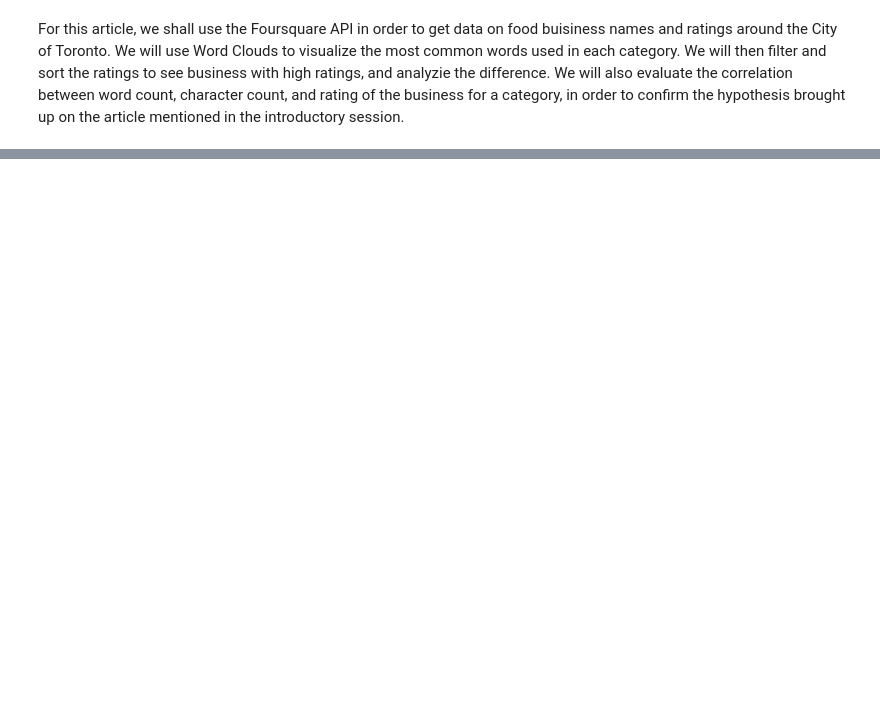
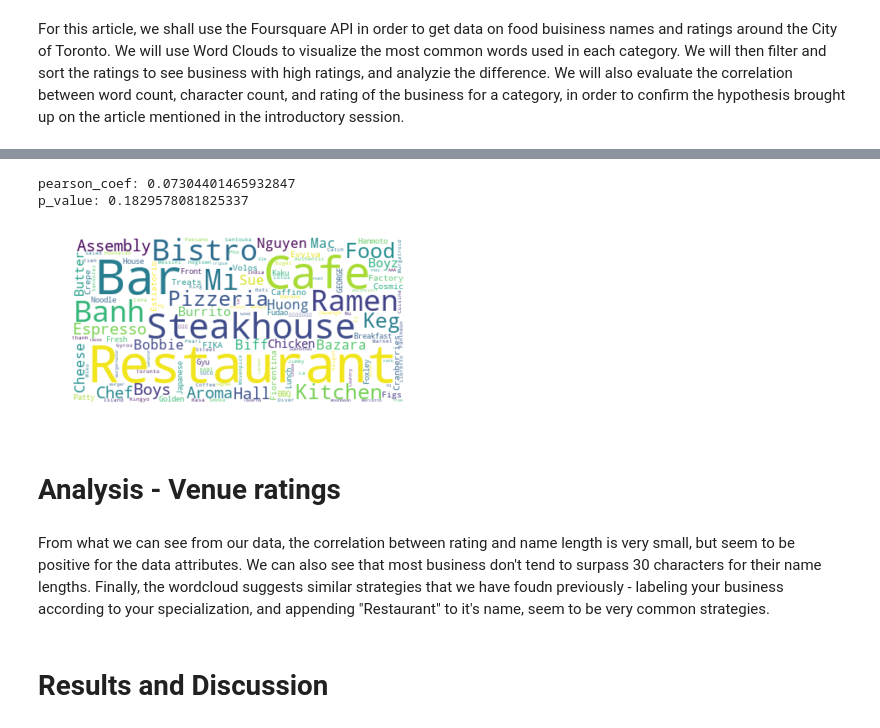
Before and after one commit to ShadTK/Coursera_Capstone, a Jupyter notebook: Final Machine Learning assignment.ipynb, the cells around one changed output, grey strips where cells are left out. Drawn from its saved outputs; the diff is of its cells as text; code cells hidden in the pictures; blank space fills up the shorter version.

```diff
--- a/Final Machine Learning assignment.ipynb
+++ b/Final Machine Learning assignment.ipynb
@@ -14,0 +349,43 @@ We will also evaluate the correlation between word count, character count, and r
+# %%
+(pearson_coef, p_value) = stats.pearsonr(df_av_sample["wordCount"], df_av_sample["rating"])
+print("pearson_coef: {}".format(pearson_coef))
+print("p_value: {}".format(p_value))
+# %% [output]
+pearson_coef: 0.07304401465932847
+p_value: 0.1829578081825337
+# %%
+#### Generating the wordCloud
+
+### Concatenating all names into one big array
+
+high_rate_venue_names = ""
+
+df_av_sample_high_rating = df_av_sample[df_av_sample["rating"] > 8.0]
+
+# Remove duplicates by joining them together
+df_av_sample_grouped = df_av_sample_high_rating.groupby(["name"]).sum()
+df_av_sample_grouped.reset_index(inplace=True)
+
+
+for index, venue in df_av_sample_grouped.iterrows():
+    high_rate_venue_names = high_rate_venue_names + (" " if (venue_names != "") else "") + venue["name"]
+
+high_rate_venue_wordcloud = WordCloud (
+    background_color='white',
+    max_words=2000,
+)
+
+# generate the word cloud
+high_rate_venue_wordcloud.generate(high_rate_venue_names)
+
+plt.imshow(high_rate_venue_wordcloud, interpolation='bilinear')
+plt.axis('off')
+plt.show()
+# %% [output]
+[figure, added]
+# %% [markdown]
+# Analysis - Venue ratings  <a name="analysisRating"></a>
+# %% [markdown]
+From what we can see from our data, the correlation between rating and name length is very small, but seem to be positive for the data attributes. We can also see that most business don't tend to surpass 30 characters for their name lengths. Finally, the wordcloud suggests similar strategies that we have foudn previously - labeling your business according to your specialization, and appending "Restaurant" to it's name, seem to be very common strategies.
+# %% [markdown]
+# Results and Discussion <a name="results"></a>
```
Also changed, not shown: parts of 38 cells of this notebook.
